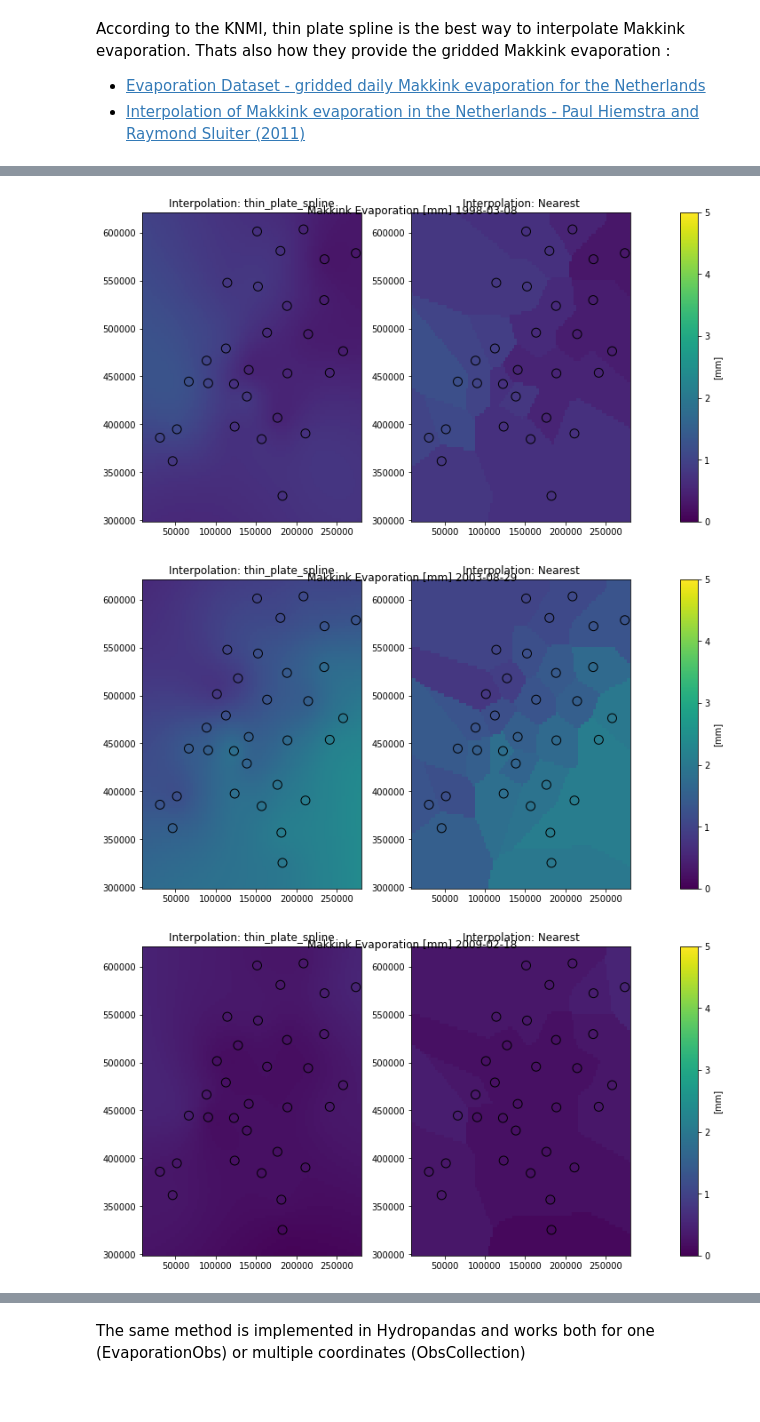
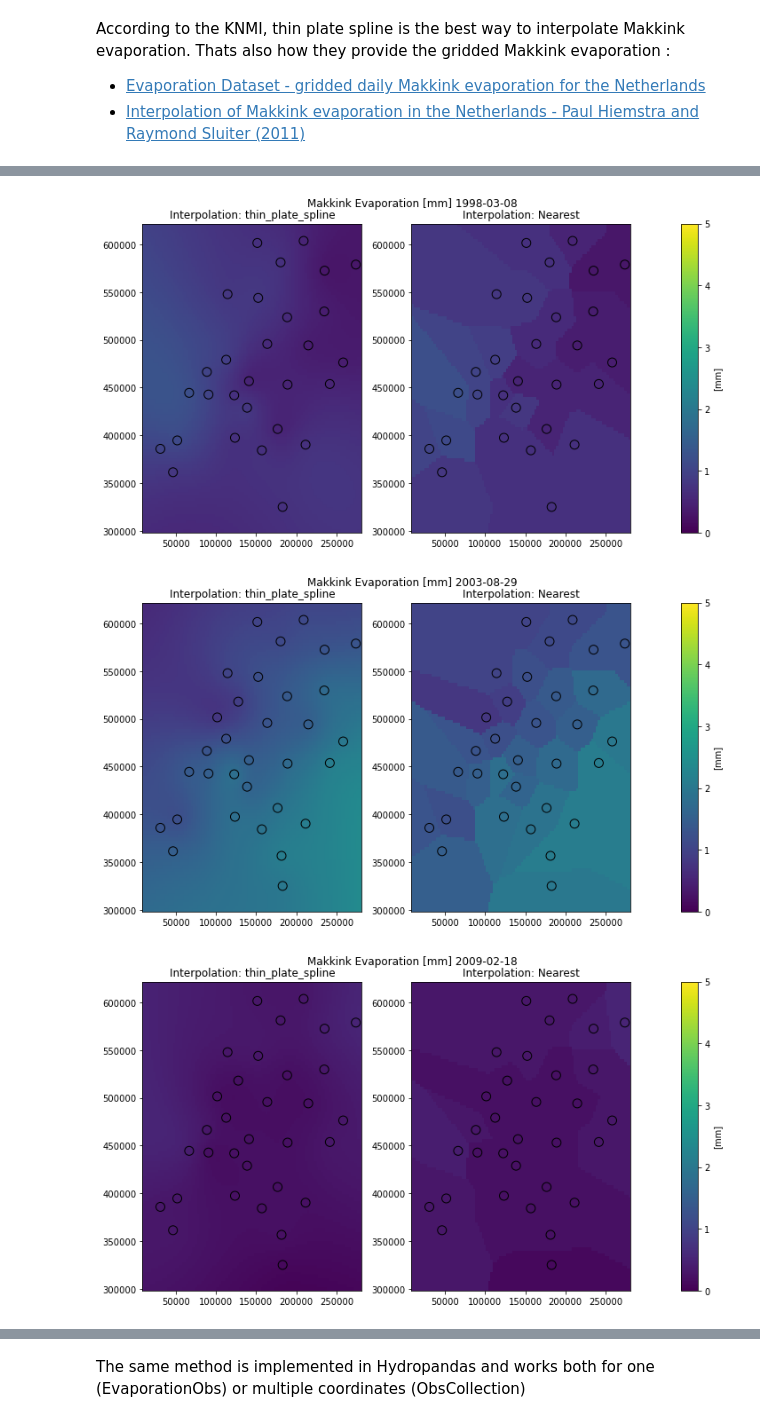
Before and after one commit to ArtesiaWater/hydropandas, a Jupyter notebook: examples/02_knmi_observations.ipynb, the cells around one changed output, grey strips where cells are left out. Drawn from its saved outputs; the diff is of its cells as text; code cells hidden in the pictures.

```diff
--- a/examples/02_knmi_observations.ipynb
+++ b/examples/02_knmi_observations.ipynb
@@ -329,7 +329,7 @@ On average Penman gives a higher estimate for reference evaporation than Makkink
 penm = EvaporationObs.from_knmi(260, et_type='penman').squeeze()
 harg = EvaporationObs.from_knmi(260, et_type='hargreaves').squeeze()
 # %%
-f, ax = plt.subplots(figsize=(6,4))
+f, ax = plt.subplots(figsize=(11,4))
 ax.plot(makk, label=makk.name)
 ax.plot(penm, label=penm.name)
 ax.plot(harg, label=harg.name)
@@ -390,8 +387,6 @@ According to the KNMI, thin plate spline is the best way to interpolate Makkink
 - [Interpolation of Makkink evaporation in the
 Netherlands - Paul Hiemstra and Raymond Sluiter (2011)](https://cdn.knmi.nl/knmi/pdf/bibliotheek/knmipubTR/TR327.pdf)
 # %%
-%%time
-
 xy = stns.loc[df.columns, ['x', 'y']]
 
 for idx in tqdm(df.index[0:len(df):2000]):
@@ -423,7 +418,7 @@ for idx in tqdm(df.index[0:len(df):2000]):
 
     # create figure
     fig, ax = plt.subplot_mosaic('AAAABBBBC', figsize=(10,5.925))
-    fig.suptitle(f'Makkink Evaporation [mm] {idx.date()}', y=0.9)
+    fig.suptitle(f'Makkink Evaporation [mm] {idx.date()}', y=0.95)
     vmin = 0
     vmax = 5
 
@@ -447,3 +441,3 @@ Wall time: 1.14 s
-[figure, old version]
+[figure, new version]
-[figure, old version]
+[figure, new version]
-[figure, old version]
+[figure, new version]
```
Also changed, not shown: parts of 20 cells of this notebook.
